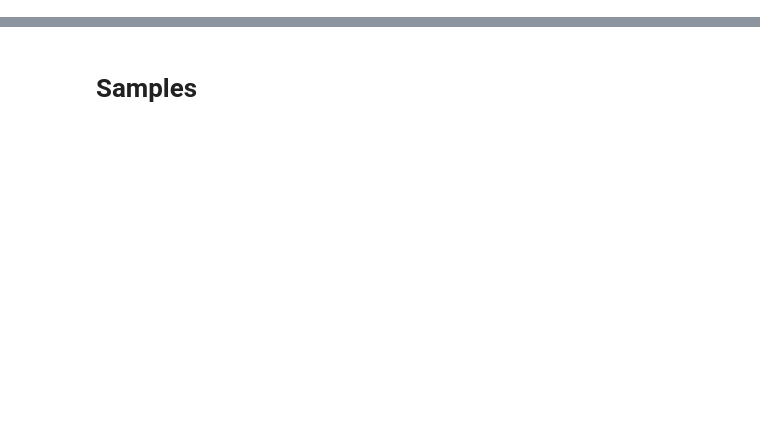
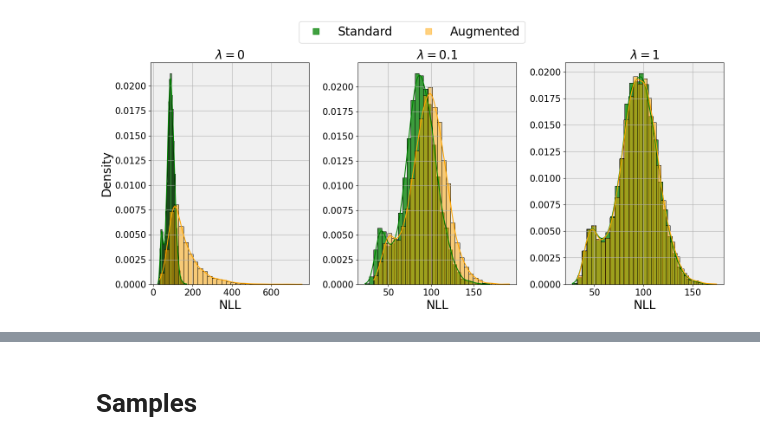
Before and after one commit to rajit906/Symmetry-invariant-Tractable-Generative-Models, a Jupyter notebook: src/evaluate_made.ipynb, the cells around one changed output, grey strips where cells are left out. Cells and saved outputs as stored; diff of their text form; code cells hidden in the pictures; blank space fills up the shorter version.

```diff
--- a/src/evaluate_made.ipynb
+++ b/src/evaluate_made.ipynb
@@ -37,0 +201,66 @@ MADE(
+# %%
+if os.path.exists(result_dir + '/plots' + '/results_64.json'):
+    file_path = result_dir + '/plots' + '/results_64.json'
+    with open(file_path, 'r') as file:
+        results = json.load(file)
+    test_lls_vanilla = results['test']['test_lls_vanilla']
+    train_lls_vanilla = results['train']['train_lls_vanilla']
+    test_lls_vanilla_aug = results['test']['test_lls_vanilla_aug']
+    test_lls_regularized = results['test']['test_lls_regularized']
+    train_lls_regularized = results['train']['train_lls_regularized']
+    test_lls_regularized_aug = results['test']['test_lls_regularized_aug']
+    test_lls_regularized_plus = results['test']['test_lls_regularized_plus']
+    train_lls_regularized_plus = results['train']['train_lls_regularized_plus']
+    test_lls_regularized_plus_aug = results['test']['test_lls_regularized_plus_aug']
+    test_diffs_vanilla = results['test']['test_diffs_vanilla']
+    test_diffs_regularized = results['test']['test_diffs_regularized']
+    test_diffs_regularized_plus = results['test']['test_diffs_regularized_plus']
+
+else:
+    pass
+
+# Create subplots
+fig, axs = plt.subplots(1, 3, figsize=(15, 7))
+
+# Plot histograms
+sns.histplot(np.array(test_lls_vanilla), bins=30, stat='density', kde=True, color='green', alpha=0.75, ax=axs[0])
+sns.histplot(np.array(test_lls_vanilla_aug), bins=30, stat='density', kde=True, color='orange', alpha=0.5, ax=axs[0])
+axs[0].set_title('$\lambda = 0$')
+axs[0].set_xlabel('NLL')
+axs[0].set_ylabel('Density')  # Keep y-axis label for the first subplot
+axs[0].set_facecolor('#f0f0f0')
+axs[0].grid(True)
+
+sns.histplot(np.array(test_lls_regularized), bins=30, stat='density', kde=True, color='green', alpha=0.75, ax=axs[1])
+sns.histplot(np.array(test_lls_regularized_aug), bins=30, stat='density', kde=True, color='orange', alpha=0.5, ax=axs[1])
+axs[1].set_title('$\lambda = 0.1$')
+axs[1].set_xlabel('NLL')
+axs[1].set_ylabel('')  # Remove y-axis label for the second subplot
+axs[1].set_facecolor('#f0f0f0')
+axs[1].grid(True)
+
+sns.histplot(np.array(test_lls_regularized_plus), bins=30, stat='density', kde=True, color='green', alpha=0.75, ax=axs[2])
+sns.histplot(np.array(test_lls_regularized_plus_aug), bins=30, stat='density', kde=True, color='orange', alpha=0.5, ax=axs[2])
+axs[2].set_title('$\lambda = 1$')
+axs[2].set_xlabel('NLL')
+axs[2].set_ylabel('')  # Remove y-axis label for the third subplot
+axs[2].set_facecolor('#f0f0f0')
+axs[2].grid(True)
+
+# Create a single legend for all subplots
+handles = [
+    plt.Line2D([0], [0], linestyle='None', marker='s', color='green', markersize=10, alpha=0.75, label='Standard'),
+    plt.Line2D([0], [0], linestyle='None', marker='s', color='orange', markersize=10, alpha=0.5, label='Augmented')
+]
+
+fig.legend(handles=handles, loc='upper center', ncol=2, bbox_to_anchor=(0.5, 1.02))
+
+plt.tight_layout(rect=[0, 0, 1, 0.95])
+
+# Save the plot as an SVG file
+plt.savefig('images/made/aug_hist_made_64.pdf', format='pdf', bbox_inches='tight')
+
+# Show the plot
+plt.show()
+# %% [output]
+[figure, added]
```
Also changed, not shown: parts of 33 cells of this notebook, 8 other files.
